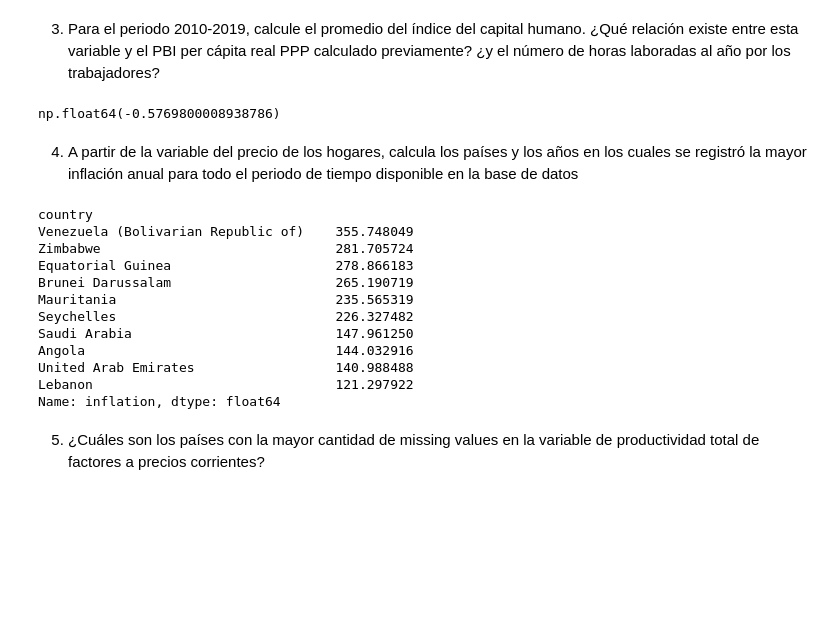
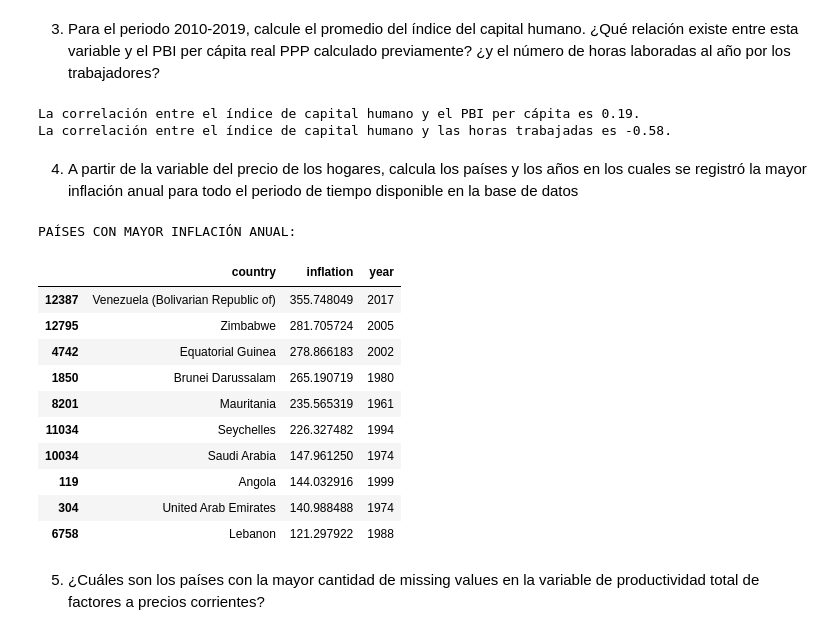
Before and after one commit to MandarineLab/tarea-4-3-torres-chipana-mamani, a Jupyter notebook: tarea_4_plantilla.ipynb, the cells around one changed output. Saved outputs shown, nothing was run; the diff lists cells and outputs as text; code cells hidden in the pictures; blank space fills up the shorter version.

```diff
--- a/tarea_4_plantilla.ipynb
+++ b/tarea_4_plantilla.ipynb
@@ -179,37 +198,53 @@ np.int64(47)
 3. Para el periodo 2010-2019, calcule el promedio del índice del capital humano. ¿Qué relación existe entre esta variable y el PBI per cápita real PPP calculado previamente? ¿y el número de horas laboradas al año por los trabajadores?
 # %%
 # Solución
+
+# Filtramos el periodo de años 2010 - 2019
 data_2010_2019 = data[(data['year'] >= 2010) & (data['year'] <= 2019)]
-hc_avg = data_2010_2019.groupby('country')['hc'].mean()
-pib_avg = data_2010_2019.groupby('country')['rgdpe'].mean()
-avh_avg = data_2010_2019.groupby('country')['avh'].mean()
 
-correlation_hc_pib = hc_avg.corr(pib_avg)
-correlation_hc_avh = hc_avg.corr(avh_avg)
-correlation_hc_avh
+# Calculamos los promedios
+hc_avg = data_2010_2019.groupby('country')['hc'].mean() # Indice de capital humano
+pib_avg = data_2010_2019.groupby('country')['rgdpe'].mean() # PBI per cápita real PPP
+avh_avg = data_2010_2019.groupby('country')['avh'].mean() # Horas laboradas al año por trabajadores
+
+correlation_hc_pib = hc_avg.corr(pib_avg) # Vemos que tiene una relación positiva
+correlation_hc_avh = hc_avg.corr(avh_avg) # Vemos que tiene una relación negativa
+
+print(f"La correlación entre el índice de capital humano y el PBI per cápita es {correlation_hc_pib:.2f}.")
+print(f"La correlación entre el índice de capital humano y las horas trabajadas es {correlation_hc_avh:.2f}.")
 # %% [output]
-np.float64(-0.5769800008938786)
+La correlación entre el índice de capital humano y el PBI per cápita es 0.19.
+La correlación entre el índice de capital humano y las horas trabajadas es -0.58.
 # %% [markdown]
 4. A partir de la variable del precio de los hogares, calcula los países y los años en los cuales se registró la mayor inflación anual para todo el periodo de tiempo disponible en la base de datos
 # %%
 # Solución
+
 data = data.sort_values(['country', 'year'])
+# Calculamos la inflación porcentual anual con pct_change
+# pct_change => tasa de cambio = (valor final - valor inicial) / valor inicial
+# pl_c = nivel de precios del consumo de los hogares
 data['inflation'] = data.groupby('country')['pl_c'].pct_change() * 100
-max_inflation = data.groupby('country')['inflation'].max().sort_values(ascending=False).head(10)
+
+# Filtarmos la data con .idmax() el valor máximo de inflación por país
+max_inflation_df = data.loc[data.groupby('country')['inflation'].idxmax()]
+# Nos quedamos con las columnas necesarias
+max_inflation = max_inflation_df[['country', 'inflation', 'year']].sort_values(by='inflation', ascending=False).head(10)
+print("PAÍSES CON MAYOR INFLACIÓN ANUAL:")
 max_inflation.head(10)
 # %% [output]
-country
-Venezuela (Bolivarian Republic of)    355.748049
-Zimbabwe                              281.705724
-Equatorial Guinea                     278.866183
-Brunei Darussalam                     265.190719
-Mauritania                            235.565319
-Seychelles                            226.327482
-Saudi Arabia                          147.961250
-Angola                                144.032916
-United Arab Emirates                  140.988488
-Lebanon                               121.297922
-Name: inflation, dtype: float64
+PAÍSES CON MAYOR INFLACIÓN ANUAL:
+|  | country | inflation | year |
+| 12387 | Venezuela (Bolivarian Republic of) | 355.748049 | 2017 |
+| 12795 | Zimbabwe | 281.705724 | 2005 |
+| 4742 | Equatorial Guinea | 278.866183 | 2002 |
+| 1850 | Brunei Darussalam | 265.190719 | 1980 |
+| 8201 | Mauritania | 235.565319 | 1961 |
+| 11034 | Seychelles | 226.327482 | 1994 |
+| 10034 | Saudi Arabia | 147.961250 | 1974 |
+| 119 | Angola | 144.032916 | 1999 |
+| 304 | United Arab Emirates | 140.988488 | 1974 |
+| 6758 | Lebanon | 121.297922 | 1988 |
 # %% [markdown]
 5. ¿Cuáles son los países con la mayor cantidad de missing values en la variable de productividad total de factores a precios corrientes?
 # %%
```
Also changed, not shown: parts of 11 cells of this notebook.
